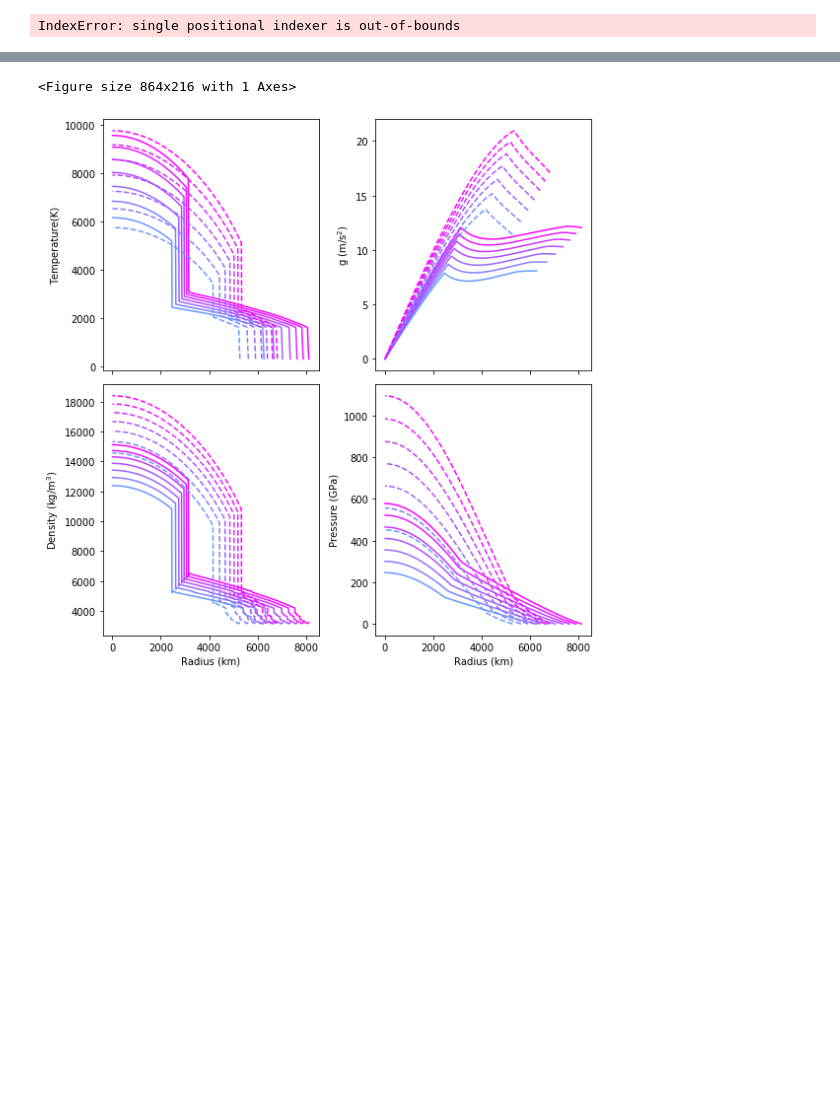
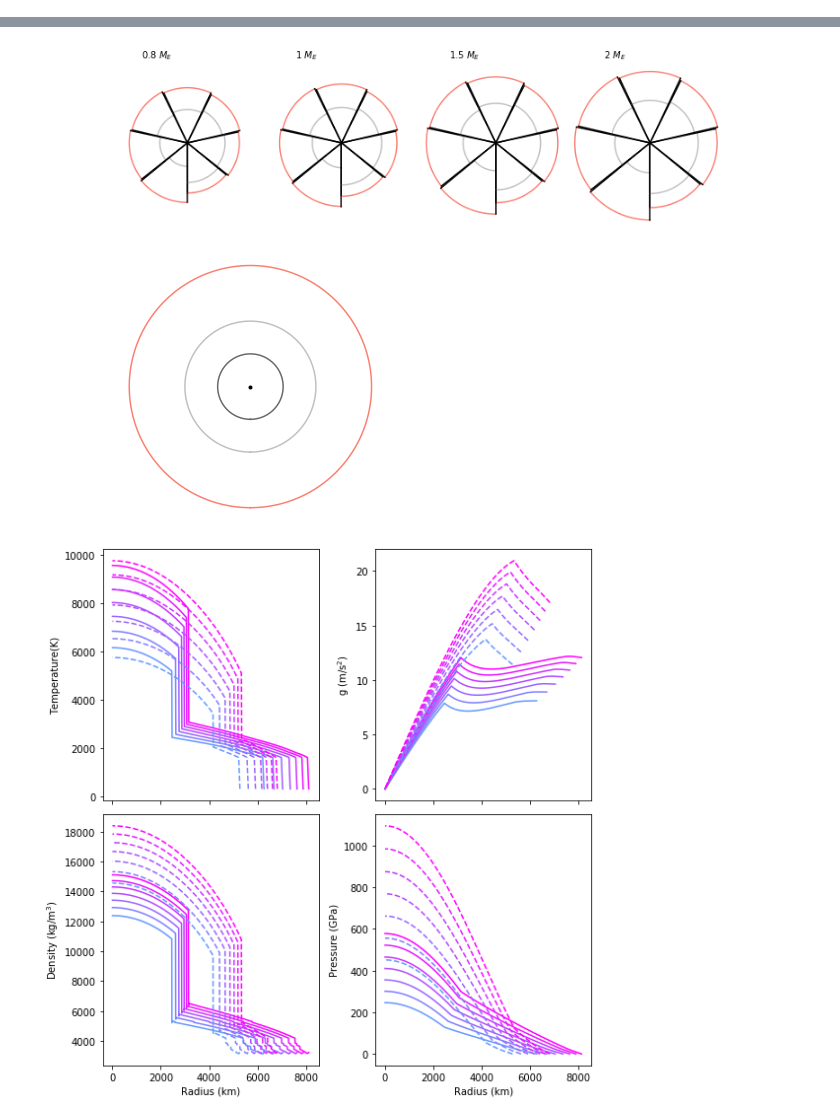
Before and after one commit to irenebonati/exo-cores, a Jupyter notebook: Analysis.ipynb, the cells around one changed output, grey strips where cells are left out. Cells and saved outputs as stored; diff of their text form; code cells hidden in the pictures; blank space fills up the shorter version.

```diff
--- a/Analysis.ipynb
+++ b/Analysis.ipynb
@@ -76,7 +76,9 @@ def y(r, theta):
 n_CFe = 7
 n_M = 7
 n_t = 50
-Masses = [0.8, 1., 1.2, 1.4, 1.6, 1.8, 2.]
+#Masses = [0.8, 1., 1.2, 1.4, 1.6, 1.8, 2.]
+Masses = [0.8,1,1.5,2]
+n_M = 4
 CFe = [15., 25., 35., 45., 55., 65., 75.]
 theta = np.linspace(-np.pi, np.pi, n_CFe*n_t)
 max_R = data["Rp"].max()
@@ -90,11 +92,11 @@ for j, mass in enumerate(Masses):
         r = data[(data["M"]==mass) & (data["C_Fe"]==Fe)]
         Rp = r.iloc[0]["Rp"]
         Rc = r.iloc[0]["Rc"]
-        Ricb = r.iloc[0]["r_ICB"]
+        #Ricb = r.iloc[0]["r_ICB"]
 
         ax.plot(Rp*np.sin(th)+2*j*max_R, Rp*np.cos(th), 'salmon')
         ax.plot(Rc*np.sin(th)+2*j*max_R, Rc*np.cos(th), 'silver')
-        ax.plot(Ricb*np.sin(th)+2*j*max_R, Ricb*np.cos(th), 'dimgrey')
+        #ax.plot(Ricb*np.sin(th)+2*j*max_R, Ricb*np.cos(th), 'dimgrey')
         ax.plot([0, Rp*np.sin(th[0])]+2*j*max_R, [0, Rp*np.cos(th[0])], "black")
         ax.plot([0, Rp*np.sin(th[-1])]+2*j*max_R, [0, Rp*np.cos(th[-1])], "black")
 plt.axis('equal')
@@ -114,10 +116,7 @@ ax.plot(Rc*np.sin(theta), Rc*np.cos(theta), 'silver')
 ax.plot(Rc*np.sin(theta)/2, Rc*np.cos(theta)/2, 'dimgrey')
 ax.scatter(0,0, c="k", marker=".")
 plt.axis('equal')
-#ax.set_ylim([-max_R, max_R])
-#ax.set_xlim([-max_R, 13*max_R])
 plt.axis("off")
 plt.tight_layout()
 plt.savefig("singleplanet.pdf")
 # %% [output]
-IndexError: single positional indexer is out-of-bounds
@@ -125,4 +123,5 @@ ValueError: Image size of -1067713130x1440986068 pixels is too large. It must be
-<Figure size 864x216 with 1 Axes>
+[figure, added]
+[figure, added]
 # %%
 ## radial profiles
 
```
Also changed, not shown: parts of 3 cells of this notebook, 2 other files.
